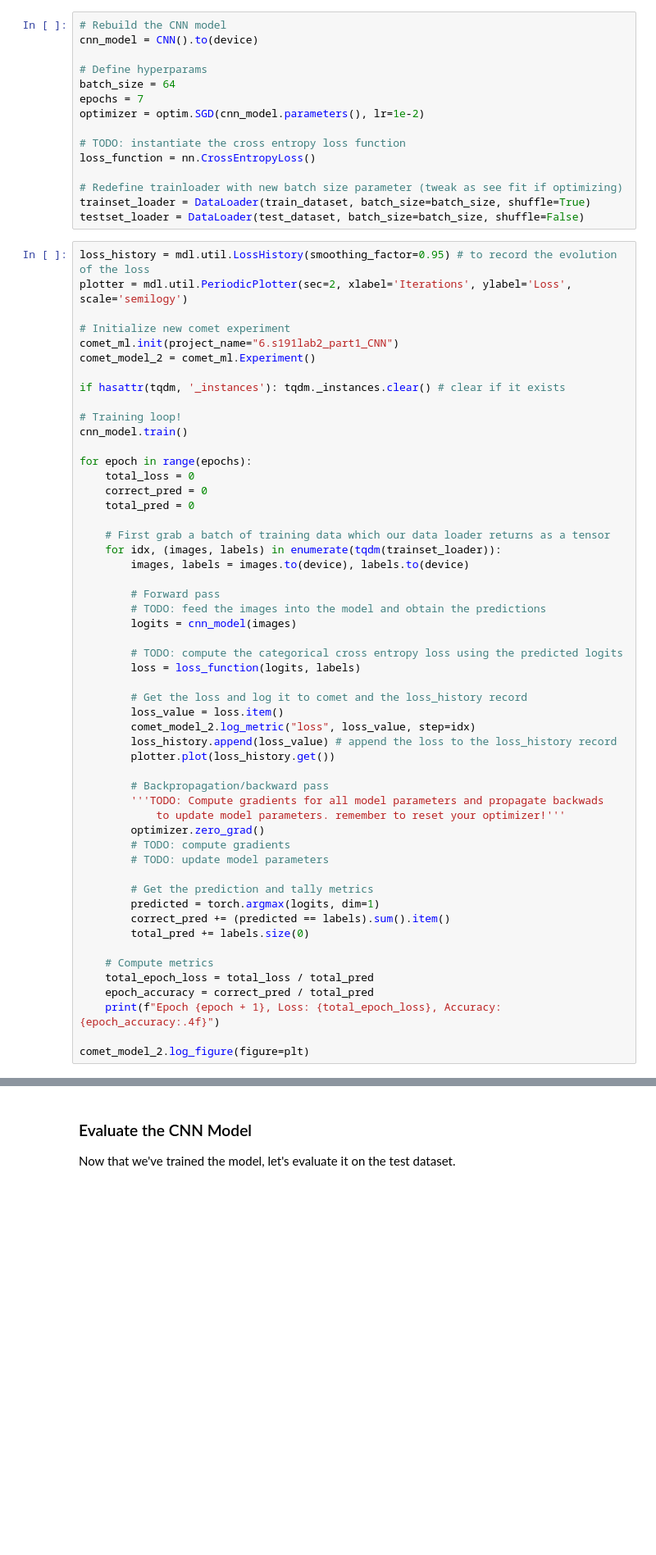
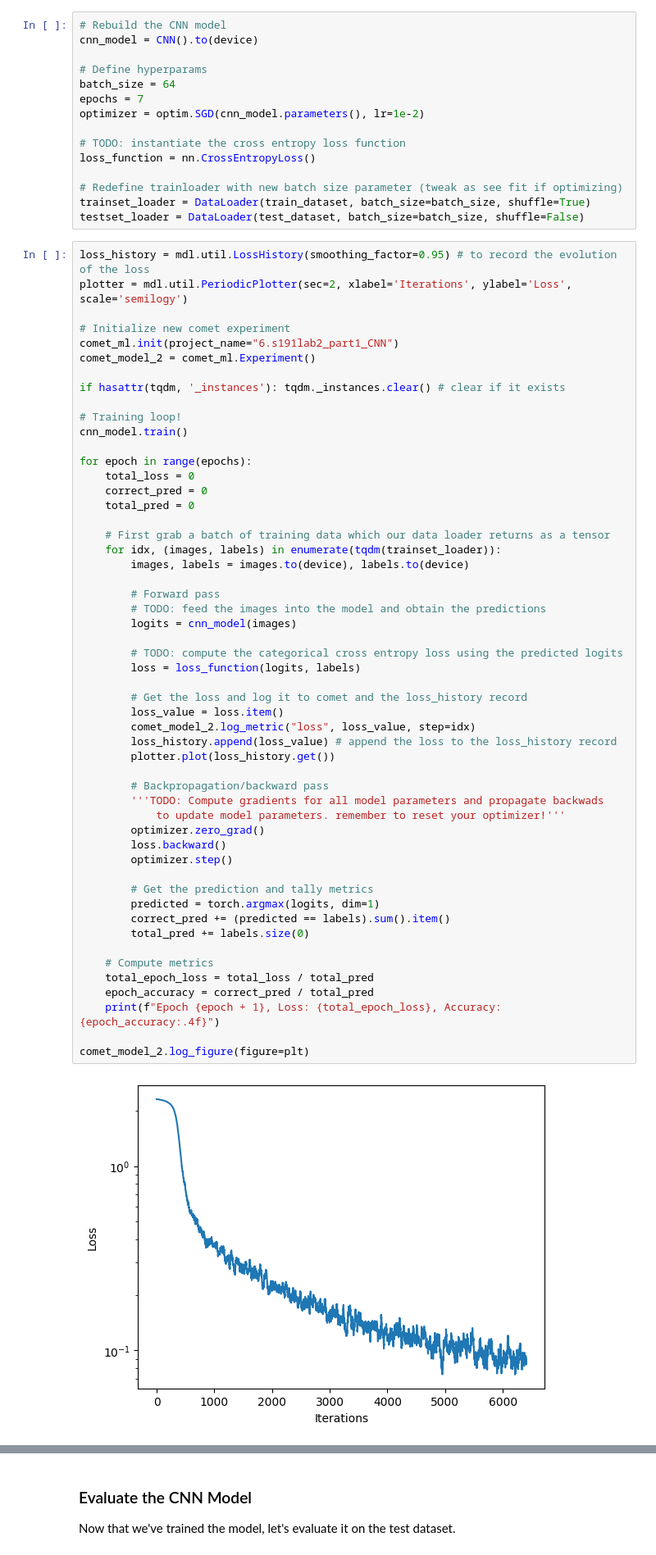
Before and after one commit to gyucegok/introtodeeplearning, a Jupyter notebook: lab2/PT_Part1_MNIST.ipynb, the cells around one changed output, grey strips where cells are left out. Shown at 82% size. Drawn from its saved outputs; the diff is of its cells as text; blank space fills up the shorter version.

```diff
--- a/lab2/PT_Part1_MNIST.ipynb
+++ b/lab2/PT_Part1_MNIST.ipynb
@@ -463,32 +463,33 @@ for epoch in range(epochs):
         # Forward pass
         # TODO: feed the images into the model and obtain the predictions
         logits = cnn_model(images)
 
         # TODO: compute the categorical cross entropy loss using the predicted logits
         loss = loss_function(logits, labels)
 
         # Get the loss and log it to comet and the loss_history record
         loss_value = loss.item()
         comet_model_2.log_metric("loss", loss_value, step=idx)
         loss_history.append(loss_value) # append the loss to the loss_history record
         plotter.plot(loss_history.get())
 
         # Backpropagation/backward pass
         '''TODO: Compute gradients for all model parameters and propagate backwads
             to update model parameters. remember to reset your optimizer!'''
         optimizer.zero_grad()
-        # TODO: compute gradients
-        # TODO: update model parameters
+        loss.backward()
+        optimizer.step()
 
         # Get the prediction and tally metrics
         predicted = torch.argmax(logits, dim=1)
         correct_pred += (predicted == labels).sum().item()
         total_pred += labels.size(0)
 
     # Compute metrics
     total_epoch_loss = total_loss / total_pred
     epoch_accuracy = correct_pred / total_pred
     print(f"Epoch {epoch + 1}, Loss: {total_epoch_loss}, Accuracy: {epoch_accuracy:.4f}")
 
 comet_model_2.log_figure(figure=plt)
 # %% [output]
+[figure, added]
```
Also changed, not shown: parts of 8 cells of this notebook.
